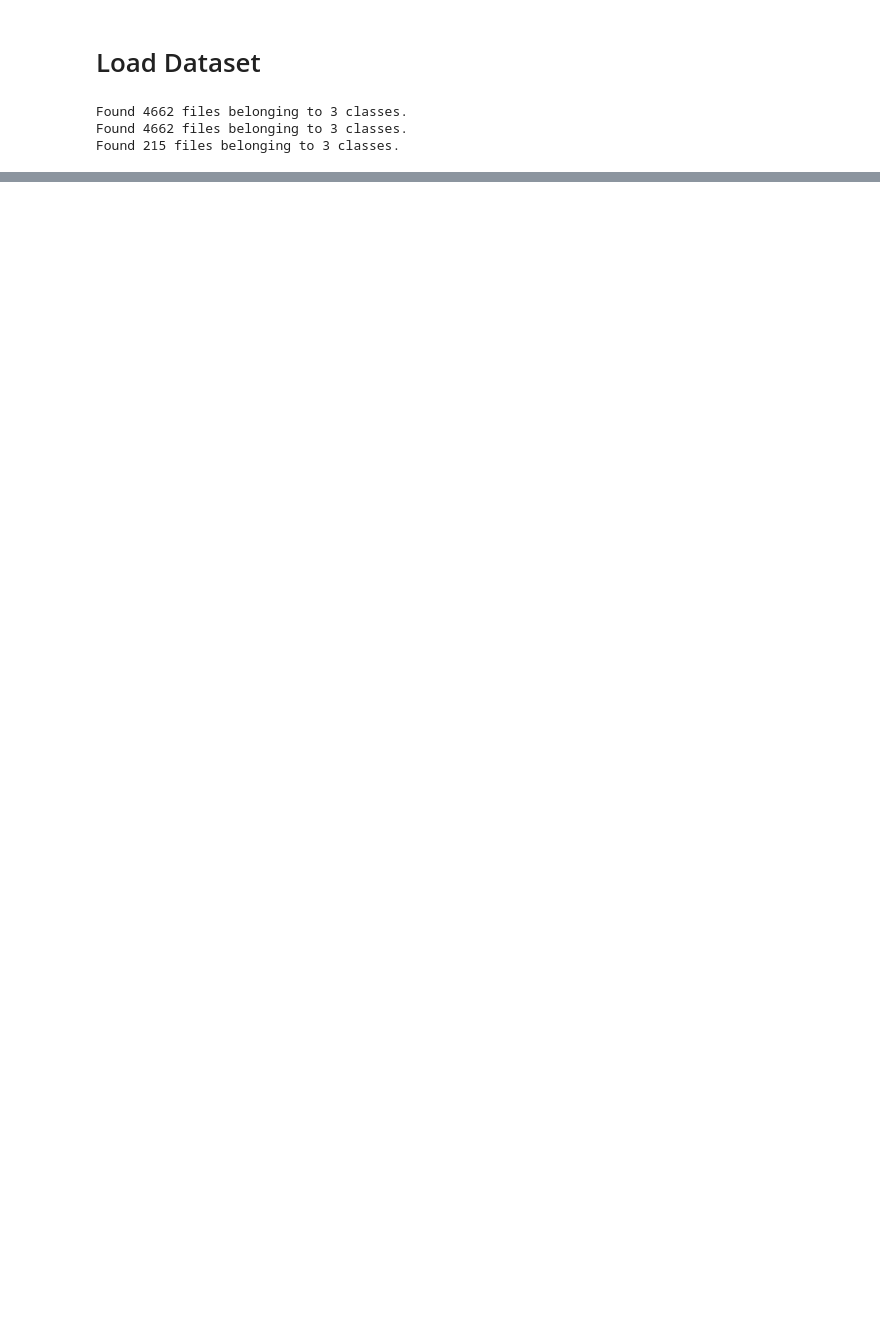
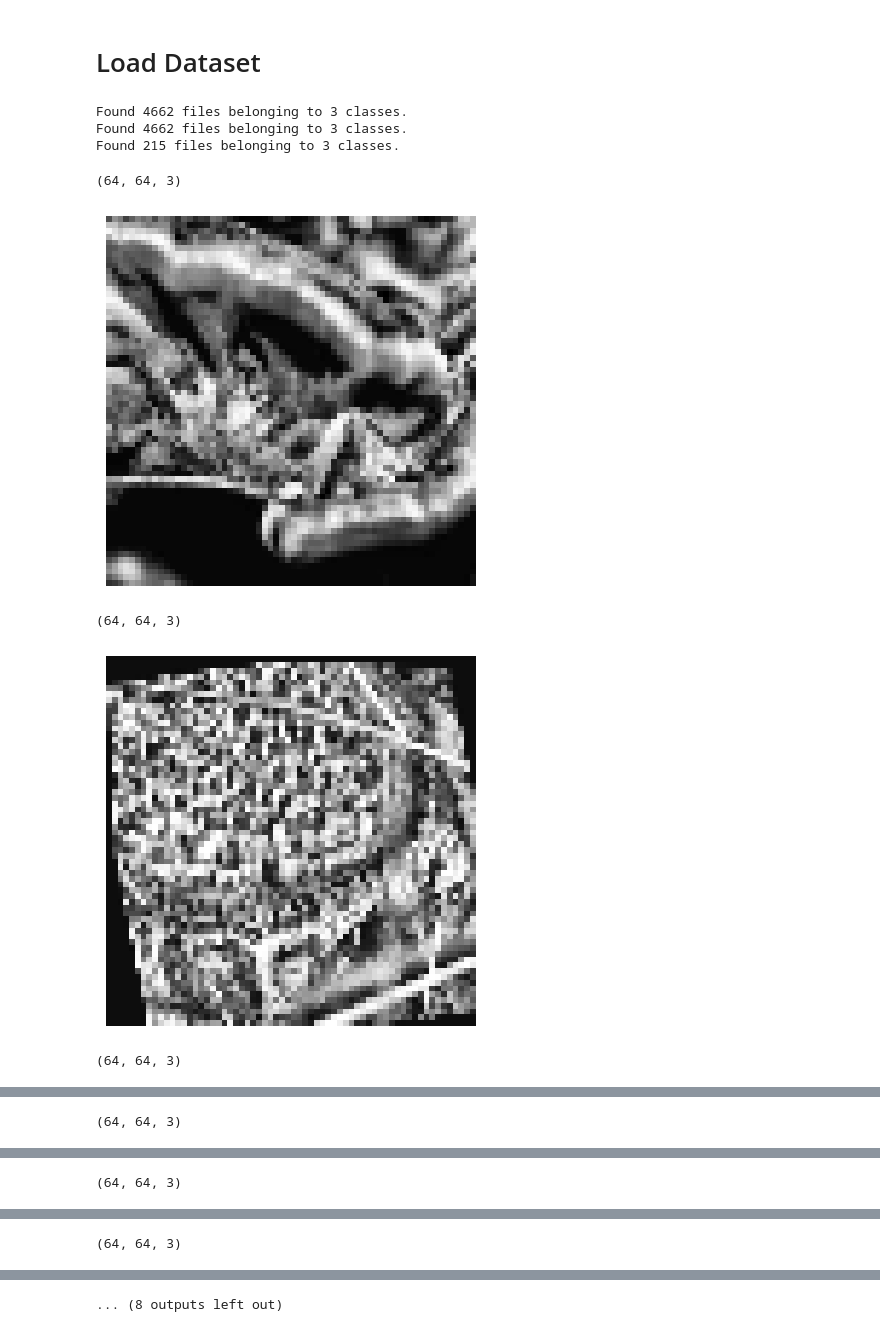
Before and after one commit to rashid7089/Plant-Disease-CNN, a Jupyter notebook: main.ipynb, the cells around one changed output, grey strips where cells are left out. Cells and saved outputs as stored; diff of their text form; code cells hidden in the pictures; blank space fills up the shorter version.

```diff
--- a/main.ipynb
+++ b/main.ipynb
@@ -43,3 +43,16 @@ y_val = np.concatenate([y for x, y in val_ds])
 
 X_test = np.concatenate([x for x, y in test_ds])
 y_test = np.concatenate([y for x, y in test_ds])
+# %%
+for x in X_train[9:19]:
+    print(x.shape)
+    img_fixed = x.astype(np.uint8)
+    plt.imshow(img_fixed)
+    plt.axis('off')
+    plt.show()
+# %% [output]
+(64, 64, 3)
+[figure, added]
+(64, 64, 3)
+[figure, added]
+(64, 64, 3)
@@ -45,0 +60 @@ y_test = np.concatenate([y for x, y in test_ds])
+(64, 64, 3)
@@ -45,0 +62 @@ y_test = np.concatenate([y for x, y in test_ds])
+(64, 64, 3)
@@ -45,0 +64 @@ y_test = np.concatenate([y for x, y in test_ds])
+(64, 64, 3)
@@ -45,0 +66 @@ y_test = np.concatenate([y for x, y in test_ds])
+... (8 outputs left out)
```
Also changed, not shown: parts of 2 cells of this notebook.
